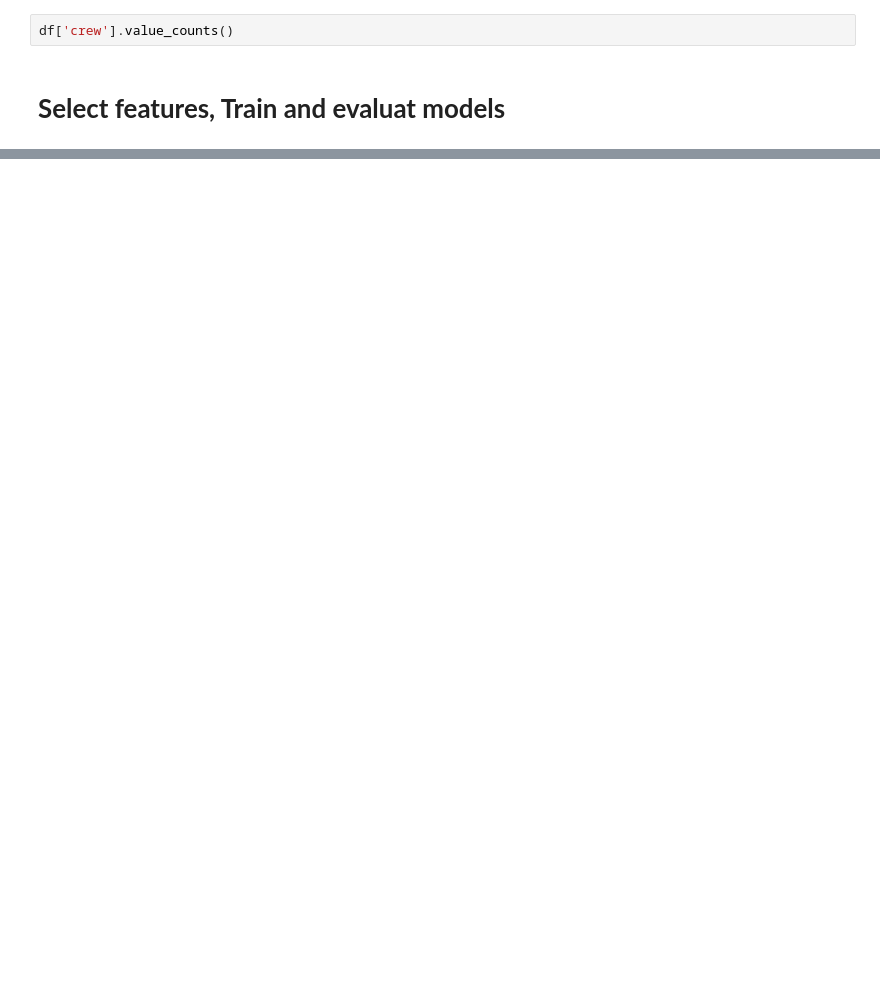
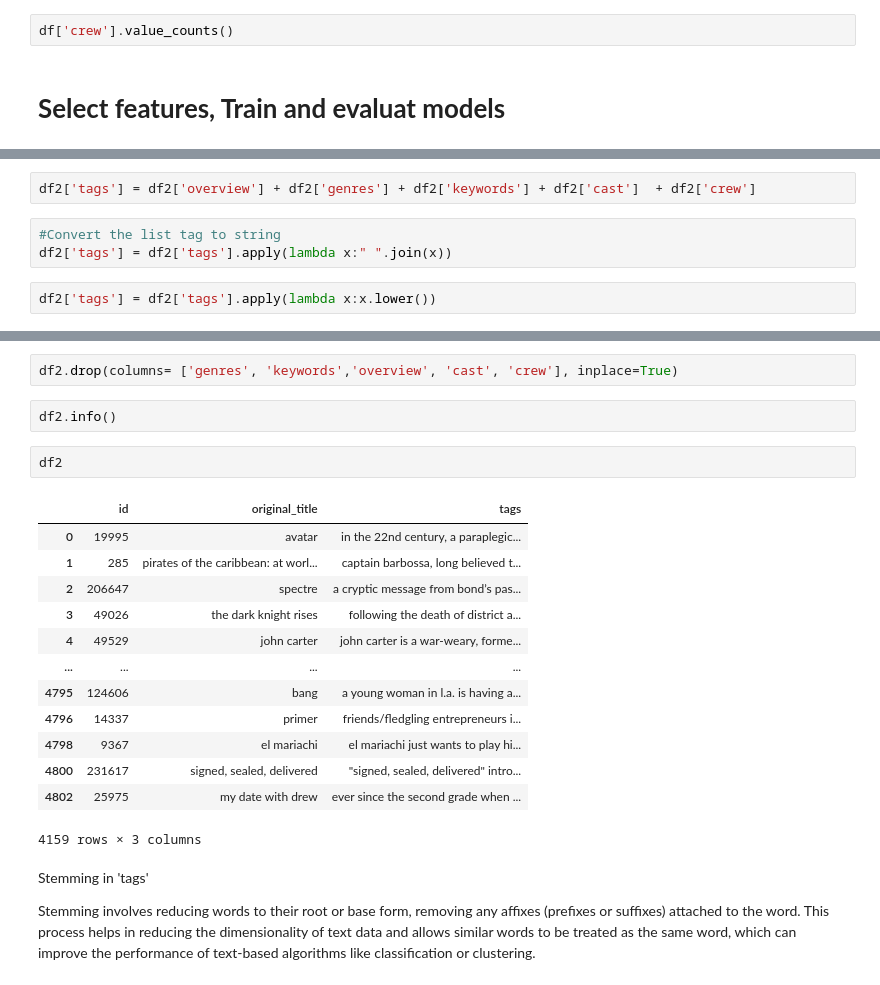
Before and after one commit to monirmo97/TMDB-Movie-Dataset-EDA-Modelling-and-Recommender-System, a Jupyter notebook: TMDB_Movie_Dataset_EDA_Modelling_and_Recommender_System.ipynb, the cells around one changed output, grey strips where cells are left out. Cells and saved outputs as stored; diff of their text form; blank space fills up the shorter version.

Commit message:
[Modify]: pre-process in dataset to preper and select features for recommander system

```diff
--- a/TMDB_Movie_Dataset_EDA_Modelling_and_Recommender_System.ipynb
+++ b/TMDB_Movie_Dataset_EDA_Modelling_and_Recommender_System.ipynb
@@ -982,0 +1374,7 @@ df.drop(columns=['genres'], inplace=True)
+# %%
+df2['tags'] = df2['overview'] + df2['genres'] + df2['keywords'] + df2['cast']  + df2['crew']
+# %%
+#Convert the list tag to string
+df2['tags'] = df2['tags'].apply(lambda x:" ".join(x))
+# %%
+df2['tags'] = df2['tags'].apply(lambda x:x.lower())
@@ -982,0 +1385,24 @@ df.drop(columns=['genres'], inplace=True)
+# %%
+df2.drop(columns= ['genres', 'keywords','overview', 'cast', 'crew'], inplace=True)
+# %%
+df2.info()
+# %%
+df2
+# %% [output]
+|  | id | original_title | tags |
+| 0 | 19995 | avatar | in the 22nd century, a paraplegic... |
+| 1 | 285 | pirates of the caribbean: at worl... | captain barbossa, long believed t... |
+| 2 | 206647 | spectre | a cryptic message from bond’s pas... |
+| 3 | 49026 | the dark knight rises | following the death of district a... |
+| 4 | 49529 | john carter | john carter is a war-weary, forme... |
+| ... | ... | ... | ... |
+| 4795 | 124606 | bang | a young woman in l.a. is having a... |
+| 4796 | 14337 | primer | friends/fledgling entrepreneurs i... |
+| 4798 | 9367 | el mariachi | el mariachi just wants to play hi... |
+| 4800 | 231617 | signed, sealed, delivered | "signed, sealed, delivered" intro... |
+| 4802 | 25975 | my date with drew | ever since the second grade when ... |
+4159 rows × 3 columns
+# %% [markdown]
+Stemming in 'tags'
+
+Stemming involves reducing words to their root or base form, removing any affixes (prefixes or suffixes) attached to the word. This process helps in reducing the dimensionality of text data and allows similar words to be treated as the same word, which can improve the performance of text-based algorithms like classification or clustering.
```
Also changed, not shown: parts of 71 cells of this notebook.
